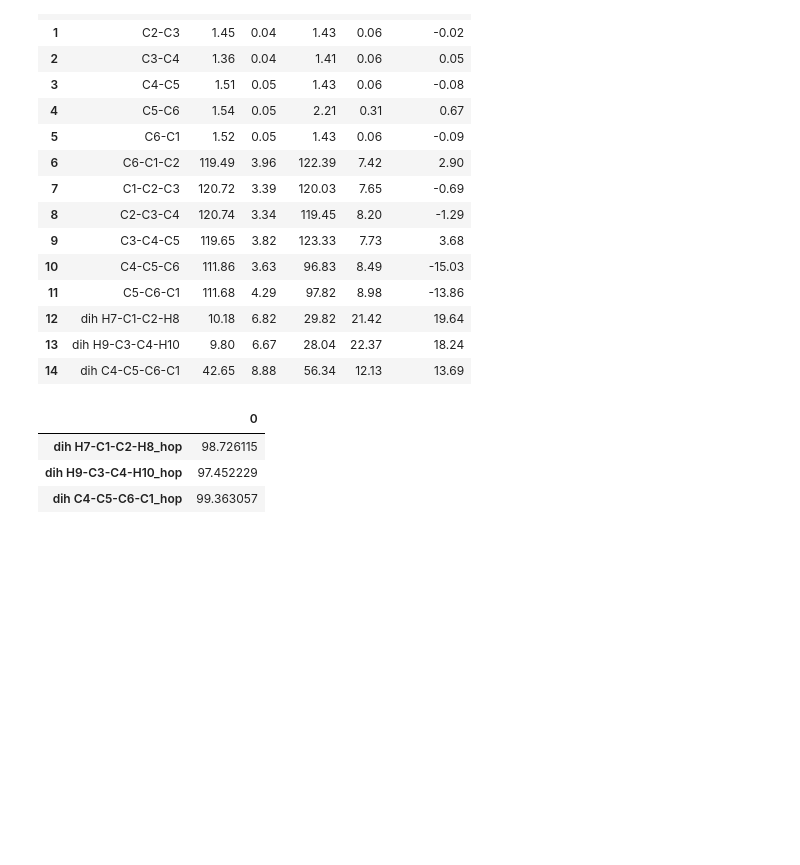
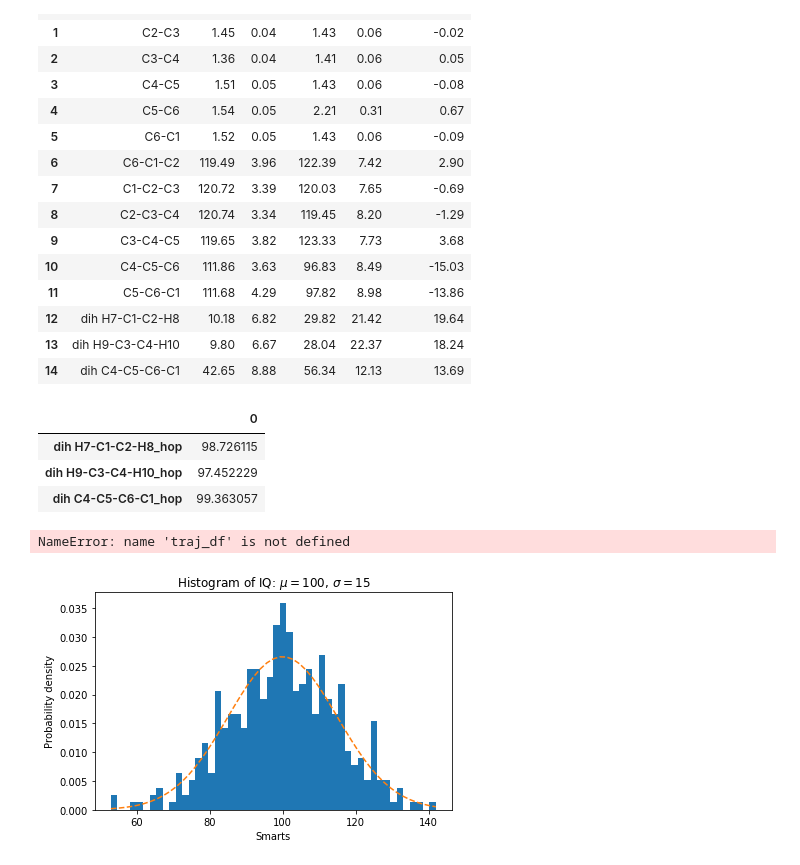
Before and after one commit to KhaiTTNguyen/Computational_Quantum_Chemistry, a Jupyter notebook: structural_influence_on_excited_state_dynamics/[Khai_Nguyen]_CHD_IC_Visualization.ipynb, the cells around one changed output. Drawn from its saved outputs; the diff is of its cells as text; code cells hidden in the pictures; blank space fills up the shorter version.

Commit message:
done visualization

```diff
--- a/structural_influence_on_excited_state_dynamics/[Khai_Nguyen]_CHD_IC_Visualization.ipynb
+++ b/structural_influence_on_excited_state_dynamics/[Khai_Nguyen]_CHD_IC_Visualization.ipynb
@@ -248,3 +248,53 @@ pd.DataFrame.from_dict(data, orient='index',)
 # Capture output as image
 # https://github.com/fomightez/dataframe2img/blob/master/index.ipynb
 # https://hub.gke.mybinder.org/user/fomightez-dataframe2img-bqozwg0p/notebooks/index.ipynb
+# %%
+fig, axes = plt.subplots(ncols=round(len(traj_df.columns)/2),nrows=2, figsize=(35,4))
+fig.suptitle('Bondlength Distribution', size=16)
+
+for col, ax in zip(traj_df.columns, axes):
+        x = traj_df[col]
+        n, bins, patches = ax.hist(x, bins=50, range=(25,180), histtype='step', density=1)
+        best_fit = ((1 / (np.sqrt(2 * np.pi) * x.std())) * np.exp(-0.5 * (1 / x.std() * (bins - x.mean()))**2))
+        ax.plot(bins, best_fit, '--')
+
+        ax.set_xlabel(col, fontsize='x-large')
+        ax.set_ylabel('freq', fontsize='x-large')
+        ax.axvline(x.mean(), color='k', linestyle='dashed', linewidth=1)
+        ax.set_ybound(lower=0,upper=35)
+        ymin,ymax=ax.get_ylim()
+        ax.text(x.mean()*1.05, ymax*0.9,'Mean: {:.2f}'.format(x.mean()))
+# %% [output]
+NameError: name 'traj_df' is not defined
+# %%
+import matplotlib
+import numpy as np
+import matplotlib.pyplot as plt
+
+np.random.seed(19680801)
+
+# example data
+mu = 100  # mean of distribution
+sigma = 15  # standard deviation of distribution
+x = mu + sigma * np.random.randn(437)
+
+num_bins = 50
+
+fig, ax = plt.subplots()
+
+# the histogram of the data
+n, bins, patches = ax.hist(x, num_bins, density=1)
+
+# add a 'best fit' line
+y = ((1 / (np.sqrt(2 * np.pi) * sigma)) *
+     np.exp(-0.5 * (1 / sigma * (bins - mu))**2))
+ax.plot(bins, y, '--')
+ax.set_xlabel('Smarts')
+ax.set_ylabel('Probability density')
+ax.set_title(r'Histogram of IQ: $\mu=100$, $\sigma=15$')
+
+# Tweak spacing to prevent clipping of ylabel
+fig.tight_layout()
+plt.show()
+# %% [output]
+[figure, added]
```
Also changed, not shown: 3 other files.
